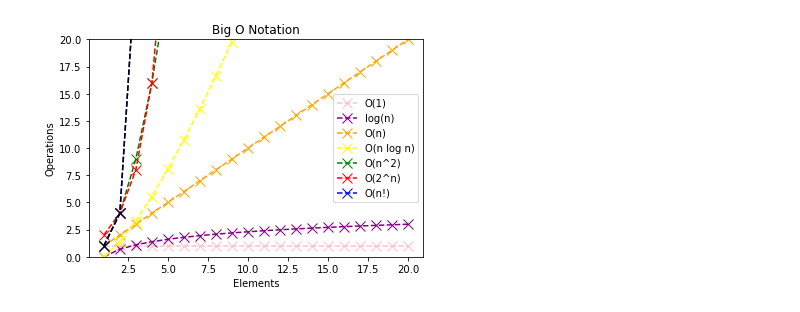
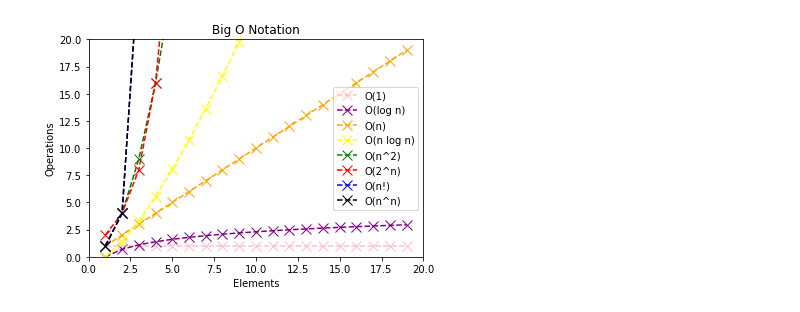
Before and after one commit to laxman101/numpy-pandas-visualization-exercises, a Jupyter notebook: big_o_notation.ipynb, the cells around one changed output. Drawn from its saved outputs; the diff is of its cells as text; code cells hidden in the pictures.

```diff
--- a/big_o_notation.ipynb
+++ b/big_o_notation.ipynb
@@ -20,7 +20,7 @@
 # %%
 import matplotlib.pyplot as plt
 from math import log, factorial
-n = list(range(1,21))
+n = list(range(1,20))
 
 y1 = [1 for n in n]
 y2 = [log(n) for n in n]
@@ -31,20 +31,21 @@ y6 = [2**n for n in n]
 y7 = [n**n for n in n]
 y8 = [n**n for n in n]
 # %%
+plt.xlim(0,20)
 plt.ylim(0,20)
 
 plt.plot(n, y1, color = 'pink', ls = '--', marker = 'x', ms = '10')
 plt.plot(n, y2, color = 'purple', ls = '--', marker = 'x', ms = '10')
 plt.plot(n, y3, color = 'orange', ls = '--', marker = 'x', ms = '10')
 plt.plot(n, y4, color = 'yellow', ls = '--', marker = 'x', ms = '10')
 plt.plot(n, y5, color = 'green', ls = '--', marker = 'x', ms = '10')
 plt.plot(n, y6, color = 'red', ls = '--', marker = 'x', ms = '10')
 plt.plot(n, y7, color = 'blue', ls = '--', marker = 'x', ms = '10')
 plt.plot(n, y8, color = 'black', ls = '--', marker = 'x', ms = '10')
 
 plt.title ("Big O Notation")
 plt.xlabel("Elements")
 plt.ylabel ("Operations")
-plt.legend (['O(1)', 'log(n)', 'O(n)', 'O(n log n)', 'O(n^2)', 'O(2^n)', 'O(n!)']);
+plt.legend (['O(1)', 'O(log n)', 'O(n)', 'O(n log n)', 'O(n^2)', 'O(2^n)', 'O(n!)', 'O(n^n)']);
 # %% [output]
-[figure, old version]
+[figure, new version]
```
Also changed, not shown: parts of 2 cells of this notebook.
